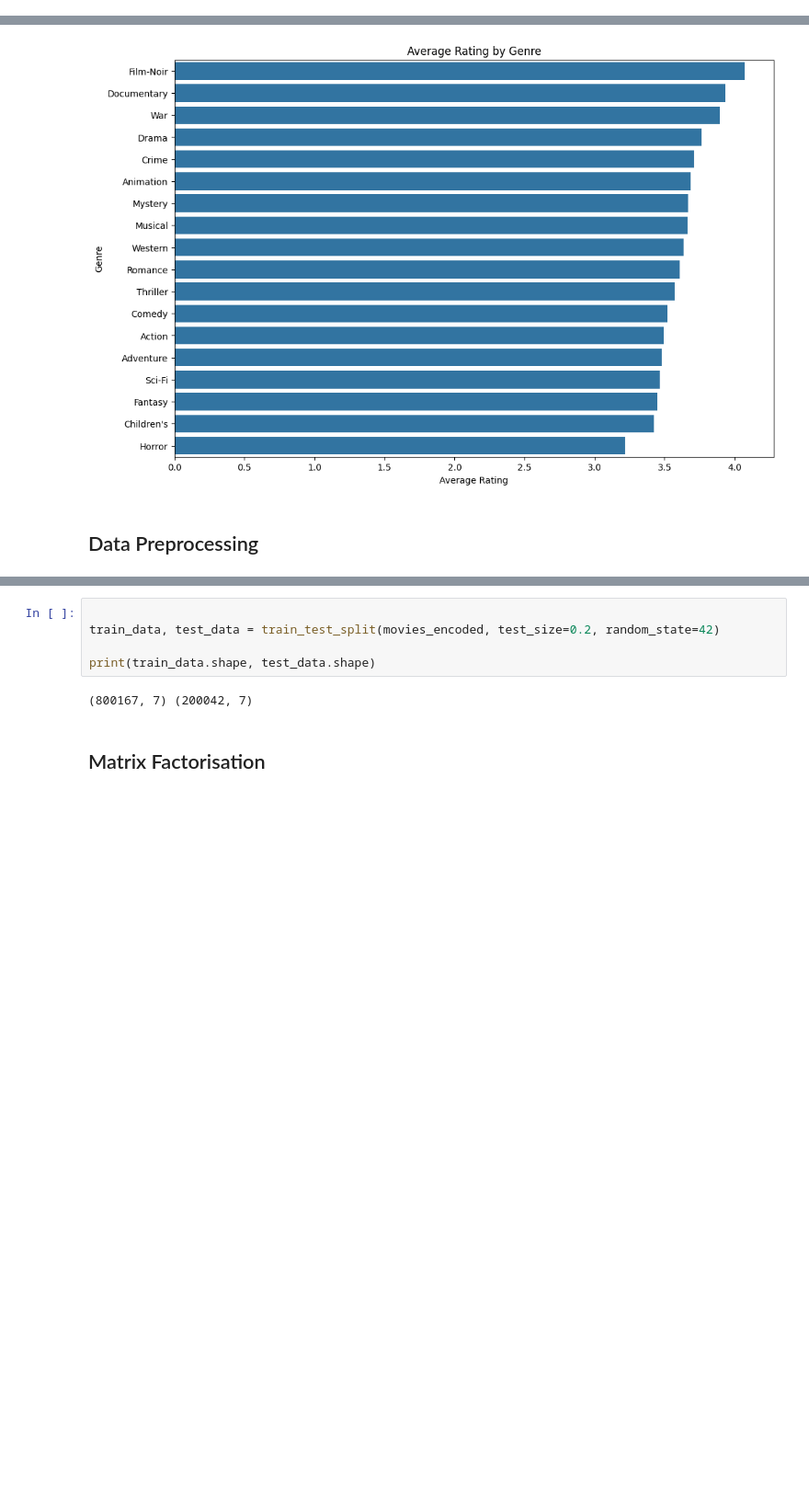
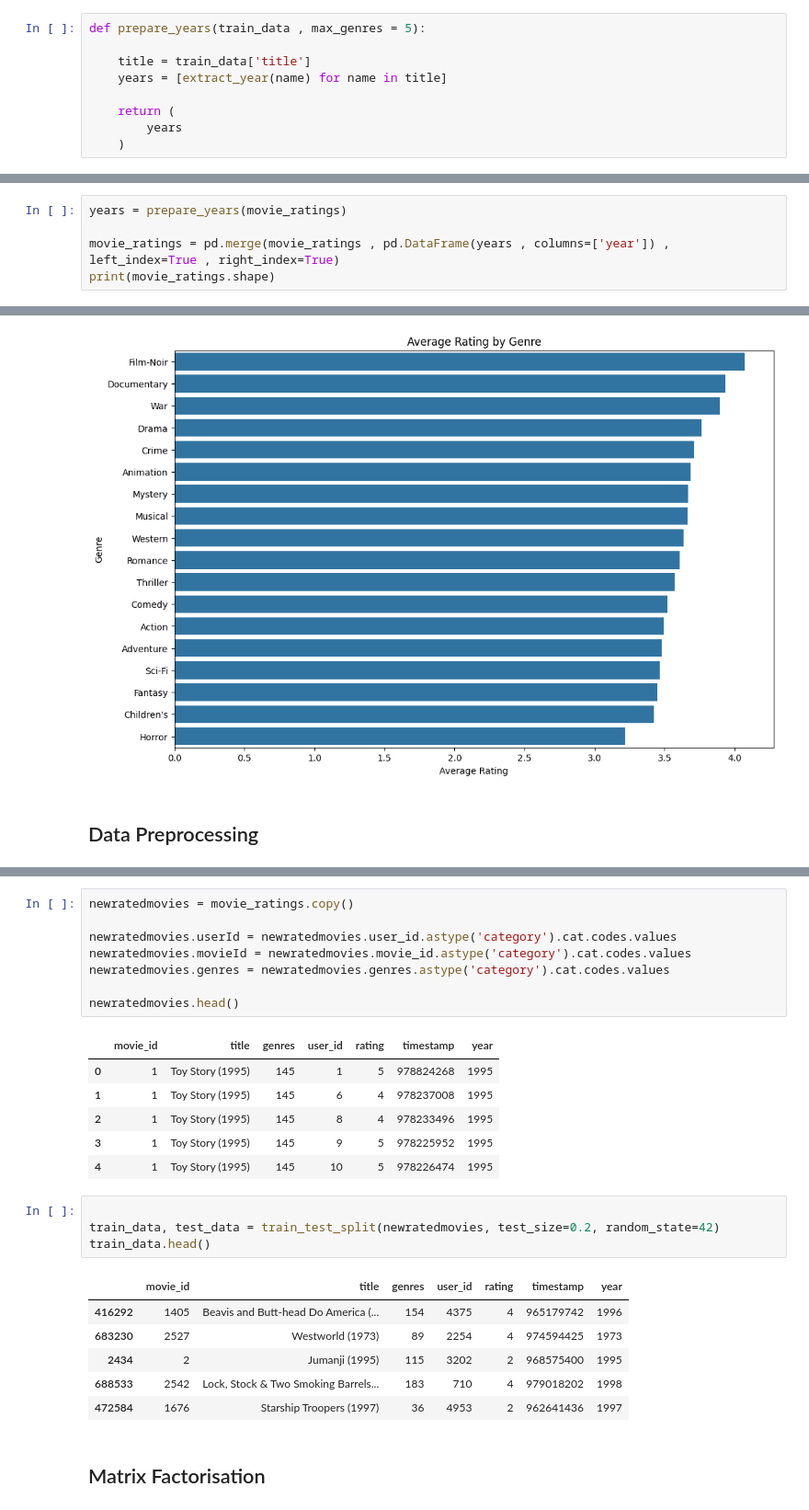
Before and after one commit to Exitarr/collaborative-filtering-based-Recommendation-System, a Jupyter notebook: project.ipynb, the cells around one changed output, grey strips where cells are left out. Shown: that part at 92% size. Cells and saved outputs as stored; diff of their text form; blank space fills up the shorter version.

```diff
--- a/project.ipynb
+++ b/project.ipynb
@@ -74,3 +99,12 @@ print(users.duplicated().sum())    # Check for duplicate user records
+# %%
+def prepare_years(train_data , max_genres = 5):
+
+    title = train_data['title']
+    years = [extract_year(name) for name in title]
+
+    return (
+        years
+    )
 # %%
 #merging the dataframes movies and ratings on the basis of movie_id aggregate the ratings of each movie
 movie_ratings = pd.merge(movies , ratings , on='movie_id')
@@ -83,3 +117,8 @@ movie_ratings.head()
 | 2 | 1 | Toy Story (1995) | Animation|Children's|Comedy | 8 | 4 | 978233496 |
 | 3 | 1 | Toy Story (1995) | Animation|Children's|Comedy | 9 | 5 | 978225952 |
 | 4 | 1 | Toy Story (1995) | Animation|Children's|Comedy | 10 | 5 | 978226474 |
+# %%
+years = prepare_years(movie_ratings)
+
+movie_ratings = pd.merge(movie_ratings , pd.DataFrame(years , columns=['year']) , left_index=True , right_index=True)
+print(movie_ratings.shape)
@@ -170,10 +193,29 @@ movies_encoded.head(10)
+# %%
+newratedmovies = movie_ratings.copy()
+
+newratedmovies.userId = newratedmovies.user_id.astype('category').cat.codes.values
+newratedmovies.movieId = newratedmovies.movie_id.astype('category').cat.codes.values
+newratedmovies.genres = newratedmovies.genres.astype('category').cat.codes.values
+
+newratedmovies.head()
+# %% [output]
+|  | movie_id | title | genres | user_id | rating | timestamp | year |
+| 0 | 1 | Toy Story (1995) | 145 | 1 | 5 | 978824268 | 1995 |
+| 1 | 1 | Toy Story (1995) | 145 | 6 | 4 | 978237008 | 1995 |
+| 2 | 1 | Toy Story (1995) | 145 | 8 | 4 | 978233496 | 1995 |
+| 3 | 1 | Toy Story (1995) | 145 | 9 | 5 | 978225952 | 1995 |
+| 4 | 1 | Toy Story (1995) | 145 | 10 | 5 | 978226474 | 1995 |
 # %%
 
-train_data, test_data = train_test_split(movies_encoded, test_size=0.2, random_state=42)
-
-print(train_data.shape, test_data.shape)
+train_data, test_data = train_test_split(newratedmovies, test_size=0.2, random_state=42)
+train_data.head()
 # %% [output]
-(800167, 7) (200042, 7)
+|  | movie_id | title | genres | user_id | rating | timestamp | year |
+| 416292 | 1405 | Beavis and Butt-head Do America (... | 154 | 4375 | 4 | 965179742 | 1996 |
+| 683230 | 2527 | Westworld (1973) | 89 | 2254 | 4 | 974594425 | 1973 |
+| 2434 | 2 | Jumanji (1995) | 115 | 3202 | 2 | 968575400 | 1995 |
+| 688533 | 2542 | Lock, Stock & Two Smoking Barrels... | 183 | 710 | 4 | 979018202 | 1998 |
+| 472584 | 1676 | Starship Troopers (1997) | 36 | 4953 | 2 | 962641436 | 1997 |
 # %% [markdown]
 ## Matrix Factorisation
 # %%
```
Also changed, not shown: parts of 21 cells of this notebook, 1 other file.
